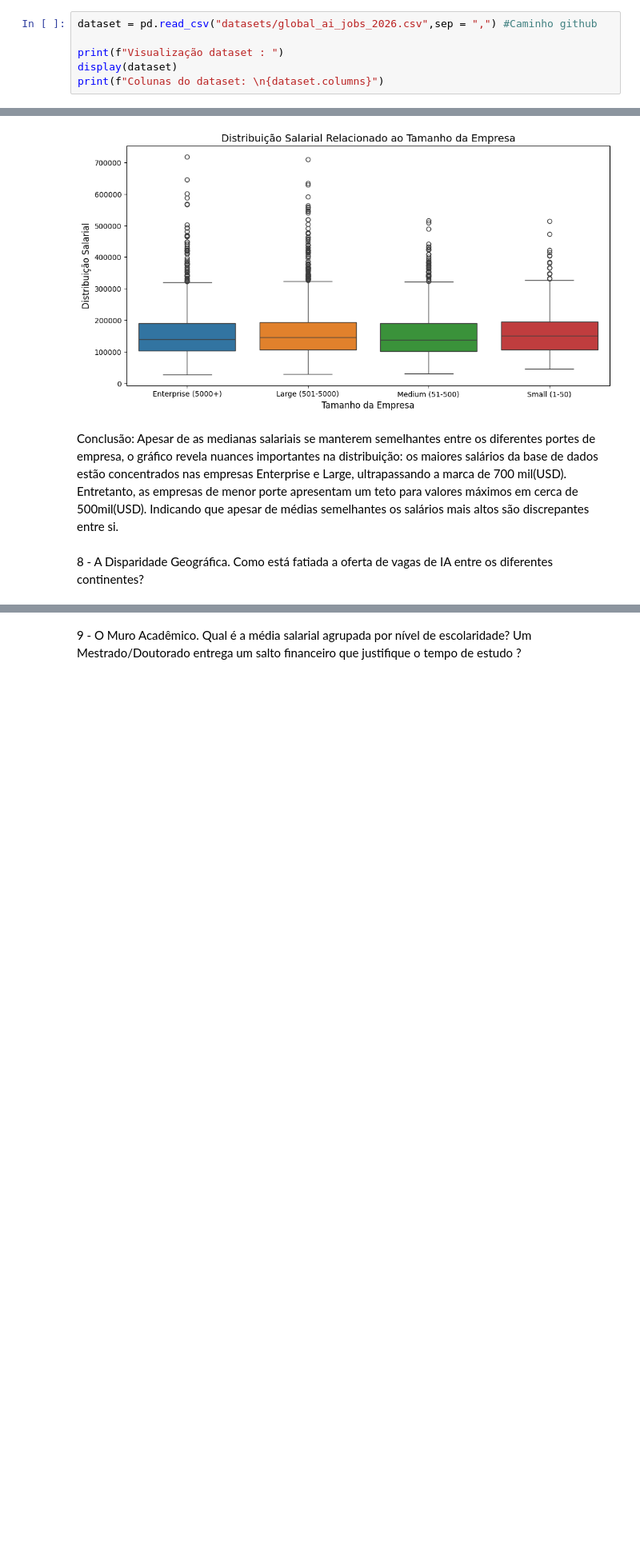
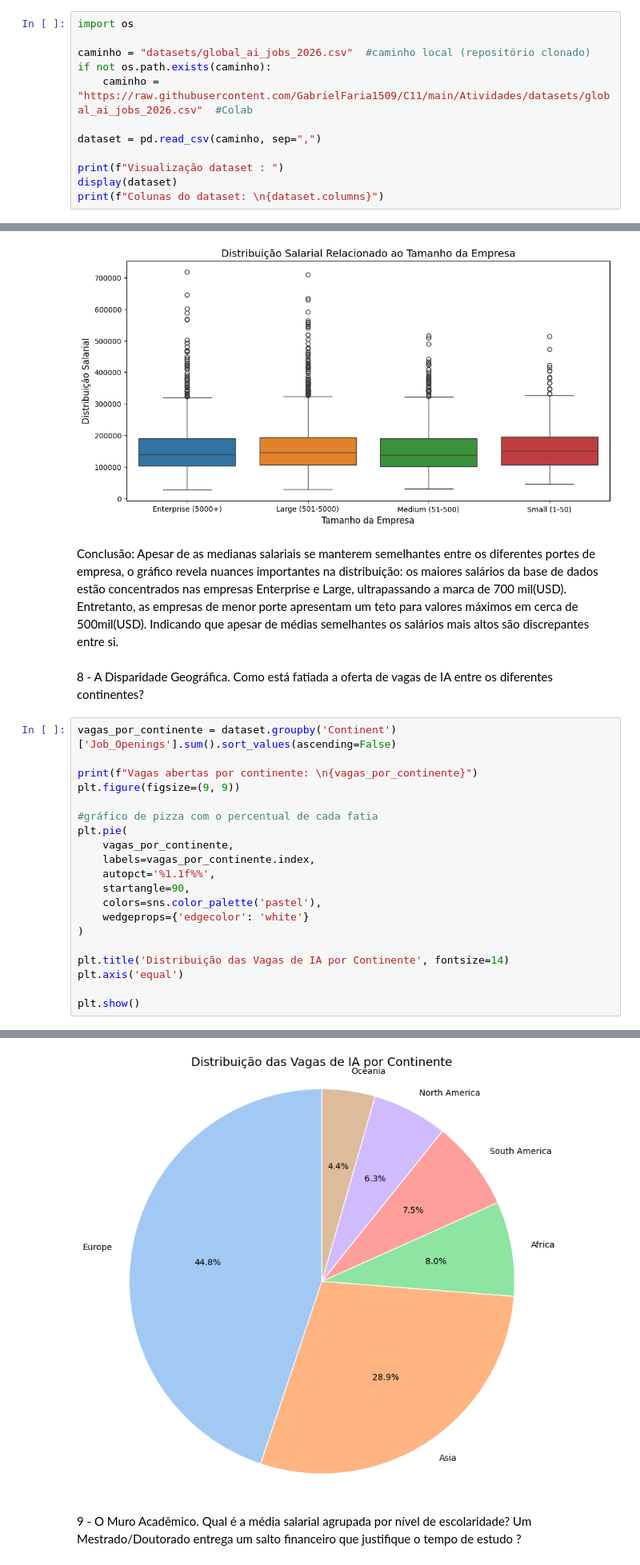
Before and after one commit to GabrielFaria1509/C11, a Jupyter notebook: Atividades/Projeto1.ipynb, the cells around one changed output, grey strips where cells are left out. Shown at 80% size. Cells and saved outputs as stored; diff of their text form; blank space fills up the shorter version.

```diff
--- a/Atividades/Projeto1.ipynb
+++ b/Atividades/Projeto1.ipynb
@@ -19,7 +21,13 @@ import seaborn as sns
 # %% [markdown]
 Configuração inicial
 # %%
-dataset = pd.read_csv("datasets/global_ai_jobs_2026.csv",sep = ",") #Caminho github
+import os
+
+caminho = "datasets/global_ai_jobs_2026.csv"  #caminho local (repositório clonado)
+if not os.path.exists(caminho):
+    caminho = "https://raw.githubusercontent.com/GabrielFaria1509/C11/main/Atividades/datasets/global_ai_jobs_2026.csv"  #Colab
+
+dataset = pd.read_csv(caminho, sep=",")
 
 print(f"Visualização dataset : ")
 display(dataset)
@@ -308,3 +316,24 @@ plt.show()
 Conclusão: Apesar de as medianas salariais se manterem semelhantes entre os diferentes portes de empresa, o gráfico revela nuances importantes na distribuição: os maiores salários da base de dados estão concentrados nas empresas Enterprise e Large, ultrapassando a marca de 700 mil(USD). Entretanto, as empresas de menor porte apresentam um teto para valores máximos em cerca de  500mil(USD). Indicando que apesar de médias semelhantes os salários mais altos são discrepantes entre si.
 # %% [markdown]
 8 - A Disparidade Geográfica. Como está fatiada a oferta de vagas de IA entre os diferentes continentes?
+# %%
+vagas_por_continente = dataset.groupby('Continent')['Job_Openings'].sum().sort_values(ascending=False)
+
+print(f"Vagas abertas por continente: \n{vagas_por_continente}")
+plt.figure(figsize=(9, 9))
+
+#gráfico de pizza com o percentual de cada fatia
+plt.pie(
+    vagas_por_continente,
+    labels=vagas_por_continente.index,
+    autopct='%1.1f%%',
+    startangle=90,
+    colors=sns.color_palette('pastel'),
+    wedgeprops={'edgecolor': 'white'}
+)
+
+plt.title('Distribuição das Vagas de IA por Continente', fontsize=14)
+plt.axis('equal')
+
+plt.show()
+# %% [output]
@@ -311,2 +349,3 @@ Conclusão: Apesar de as medianas salariais se manterem semelhantes entre os dif
+[figure, added]
 # %% [markdown]
 9 - O Muro Acadêmico. Qual é a média salarial agrupada por nível de escolaridade? Um Mestrado/Doutorado entrega um salto financeiro que justifique o tempo de estudo ?
```
Also changed, not shown: parts of 4 cells of this notebook.
